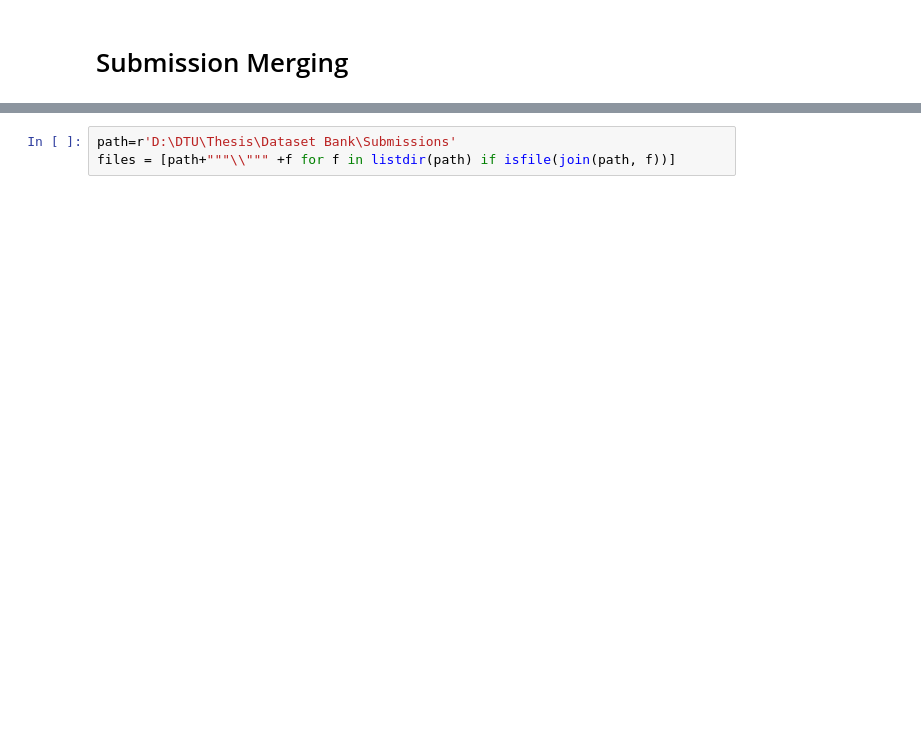
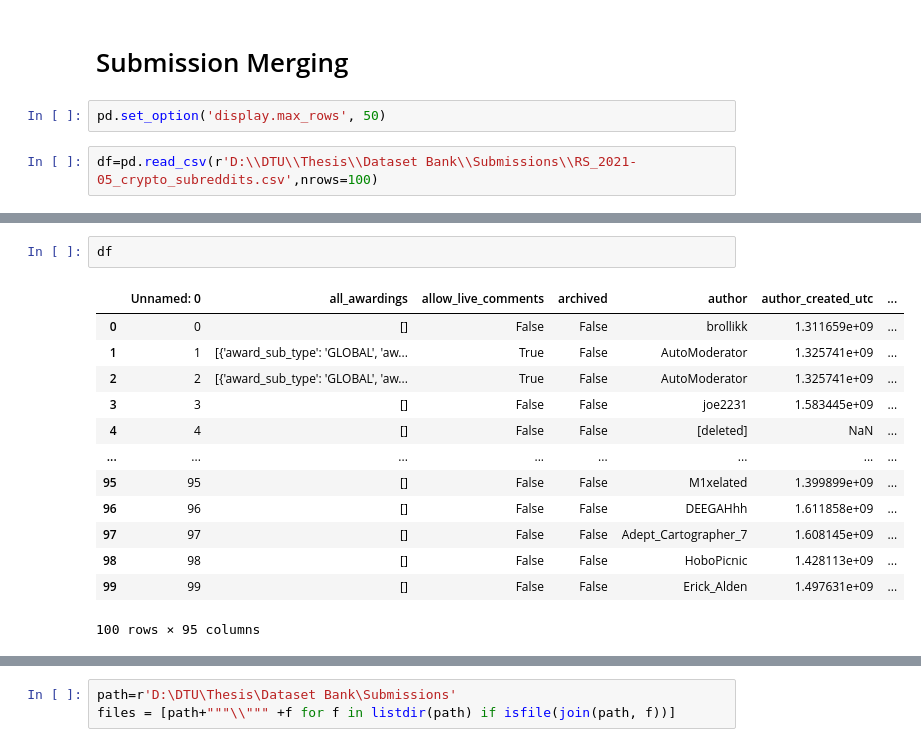
Before and after one commit to VeniJeen/CryptoSent, a Jupyter notebook: Data Preparation/2_Data_Merging/Merging Monthly Data.ipynb, the cells around one changed output, grey strips where cells are left out. Cells and saved outputs as stored; diff of their text form; blank space fills up the shorter version.

```diff
--- a/Data Preparation/2_Data_Merging/Merging Monthly Data.ipynb
+++ b/Data Preparation/2_Data_Merging/Merging Monthly Data.ipynb
@@ -5,2 +9,6 @@ from os.path import isfile, join
 # %% [markdown]
 # Submission Merging
+# %%
+pd.set_option('display.max_rows', 50)
+# %%
+df=pd.read_csv(r'D:\\DTU\\Thesis\\Dataset Bank\\Submissions\\RS_2021-05_crypto_subreddits.csv',nrows=100)
@@ -6,0 +62,16 @@ from os.path import isfile, join
+# %%
+df
+# %% [output]
+|  | Unnamed: 0 | all_awardings | allow_live_comments | archived | author | author_created_utc | ... |
+| 0 | 0 | [] | False | False | brollikk | 1.311659e+09 | ... |
+| 1 | 1 | [{'award_sub_type': 'GLOBAL', 'aw... | True | False | AutoModerator | 1.325741e+09 | ... |
+| 2 | 2 | [{'award_sub_type': 'GLOBAL', 'aw... | True | False | AutoModerator | 1.325741e+09 | ... |
+| 3 | 3 | [] | False | False | joe2231 | 1.583445e+09 | ... |
+| 4 | 4 | [] | False | False | [deleted] | NaN | ... |
+| ... | ... | ... | ... | ... | ... | ... | ... |
+| 95 | 95 | [] | False | False | M1xelated | 1.399899e+09 | ... |
+| 96 | 96 | [] | False | False | DEEGAHhh | 1.611858e+09 | ... |
+| 97 | 97 | [] | False | False | Adept_Cartographer_7 | 1.608145e+09 | ... |
+| 98 | 98 | [] | False | False | HoboPicnic | 1.428113e+09 | ... |
+| 99 | 99 | [] | False | False | Erick_Alden | 1.497631e+09 | ... |
+100 rows × 95 columns
```
Also changed, not shown: parts of 13 cells of this notebook, 13 other files.
